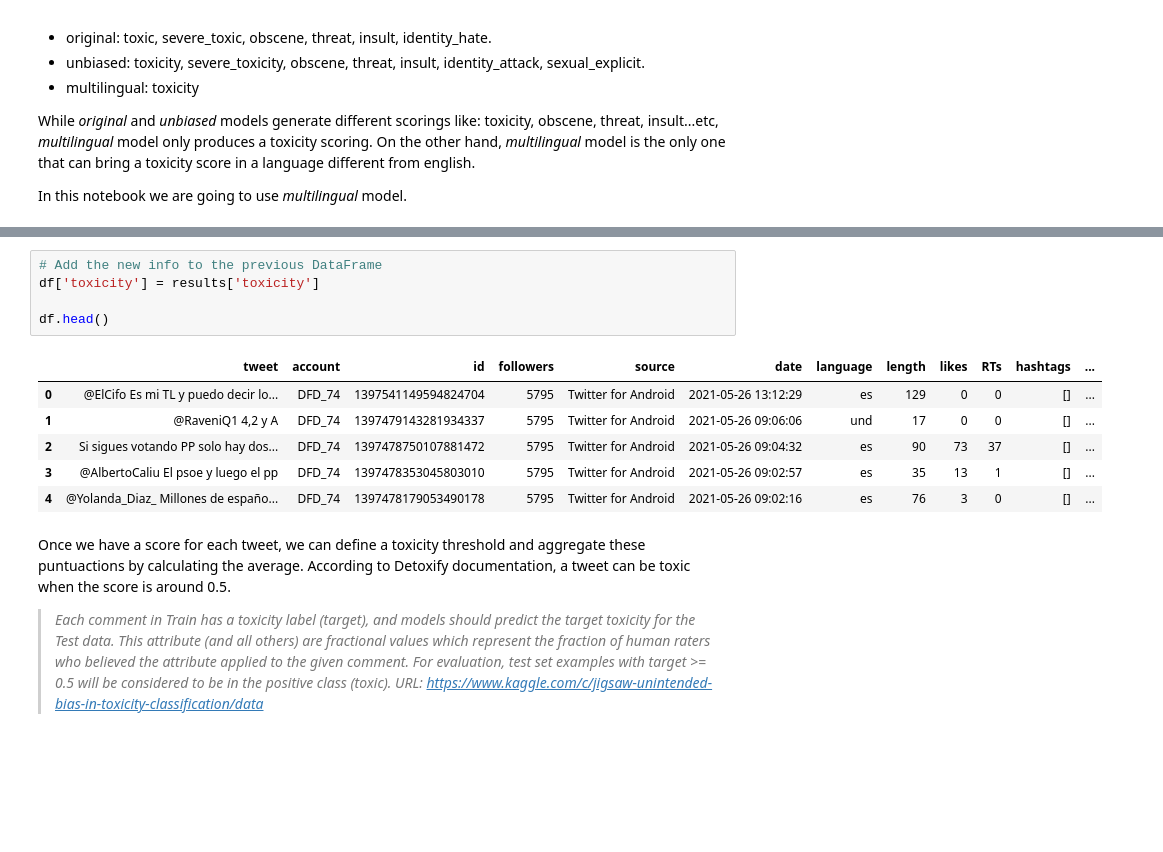
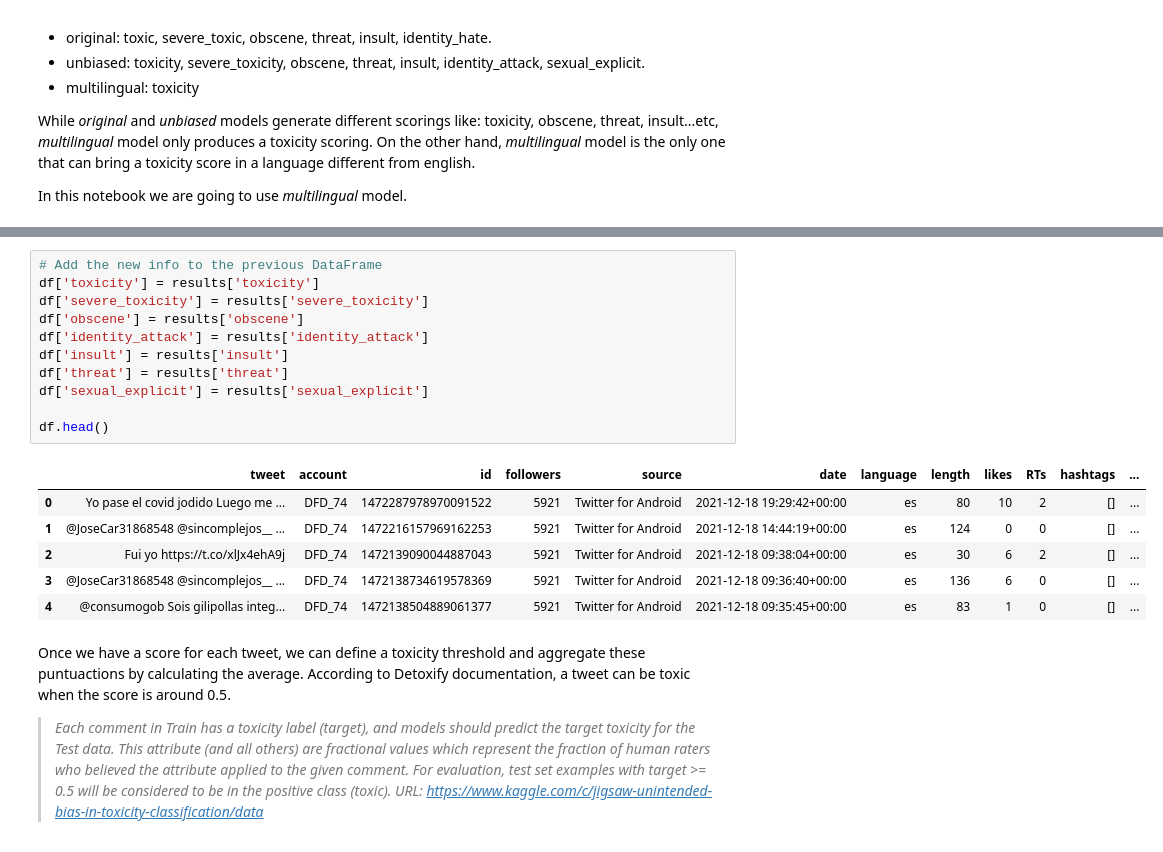
Before and after one commit to gmachinromero/project_robotodio, a Jupyter notebook: notebooks/02-multilingual-model.ipynb, the cells around one changed output, grey strips where cells are left out. Drawn from its saved outputs; the diff is of its cells as text; blank space fills up the shorter version.

```diff
--- a/notebooks/02-multilingual-model.ipynb
+++ b/notebooks/02-multilingual-model.ipynb
@@ -317,15 +323,21 @@ results
 # %%
 # Add the new info to the previous DataFrame
 df['toxicity'] = results['toxicity']
+df['severe_toxicity'] = results['severe_toxicity']
+df['obscene'] = results['obscene']
+df['identity_attack'] = results['identity_attack']
+df['insult'] = results['insult']
+df['threat'] = results['threat']
+df['sexual_explicit'] = results['sexual_explicit']
 
 df.head()
 # %% [output]
 |  | tweet | account | id | followers | source | date | language | length | likes | RTs | hashtags | ... |
-| 0 | @ElCifo Es mi TL y puedo decir lo... | DFD_74 | 1397541149594824704 | 5795 | Twitter for Android | 2021-05-26 13:12:29 | es | 129 | 0 | 0 | [] | ... |
-| 1 | @RaveniQ1 4,2 y A | DFD_74 | 1397479143281934337 | 5795 | Twitter for Android | 2021-05-26 09:06:06 | und | 17 | 0 | 0 | [] | ... |
-| 2 | Si sigues votando PP solo hay dos... | DFD_74 | 1397478750107881472 | 5795 | Twitter for Android | 2021-05-26 09:04:32 | es | 90 | 73 | 37 | [] | ... |
-| 3 | @AlbertoCaliu El psoe y luego el pp | DFD_74 | 1397478353045803010 | 5795 | Twitter for Android | 2021-05-26 09:02:57 | es | 35 | 13 | 1 | [] | ... |
-| 4 | @Yolanda_Diaz_ Millones de españo... | DFD_74 | 1397478179053490178 | 5795 | Twitter for Android | 2021-05-26 09:02:16 | es | 76 | 3 | 0 | [] | ... |
+| 0 | Yo pase el covid jodido Luego me ... | DFD_74 | 1472287978970091522 | 5921 | Twitter for Android | 2021-12-18 19:29:42+00:00 | es | 80 | 10 | 2 | [] | ... |
+| 1 | @JoseCar31868548 @sincomplejos__ ... | DFD_74 | 1472216157969162253 | 5921 | Twitter for Android | 2021-12-18 14:44:19+00:00 | es | 124 | 0 | 0 | [] | ... |
+| 2 | Fui yo https://t.co/xlJx4ehA9j | DFD_74 | 1472139090044887043 | 5921 | Twitter for Android | 2021-12-18 09:38:04+00:00 | es | 30 | 6 | 2 | [] | ... |
+| 3 | @JoseCar31868548 @sincomplejos__ ... | DFD_74 | 1472138734619578369 | 5921 | Twitter for Android | 2021-12-18 09:36:40+00:00 | es | 136 | 6 | 0 | [] | ... |
+| 4 | @consumogob Sois gilipollas integ... | DFD_74 | 1472138504889061377 | 5921 | Twitter for Android | 2021-12-18 09:35:45+00:00 | es | 83 | 1 | 0 | [] | ... |
 # %% [markdown]
 Once we have a score for each tweet, we can define a toxicity threshold and aggregate these puntuactions by calculating the average. According to Detoxify documentation, a tweet can be toxic when the score is around 0.5.
 
```
Also changed, not shown: parts of 15 cells of this notebook, 2 other files.
